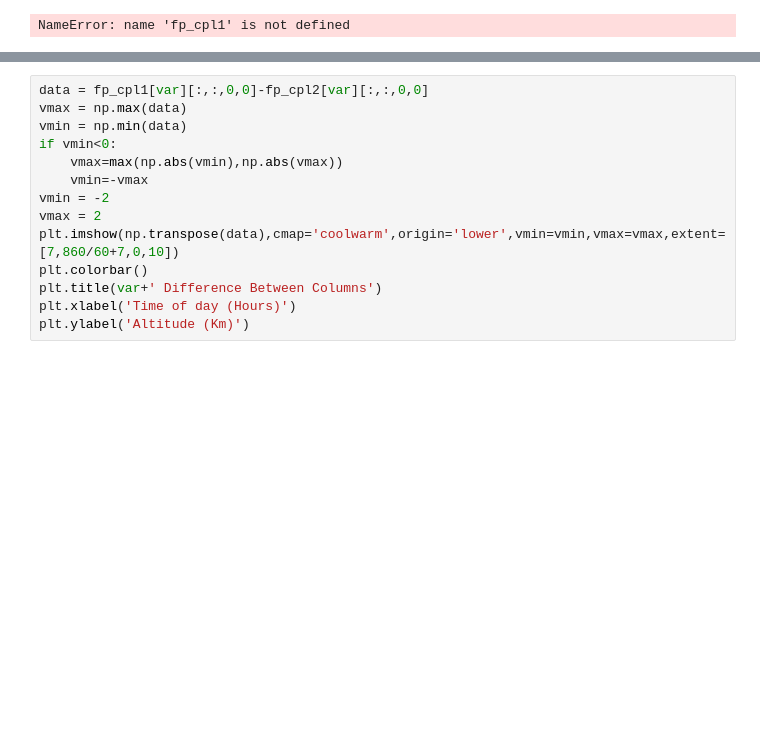
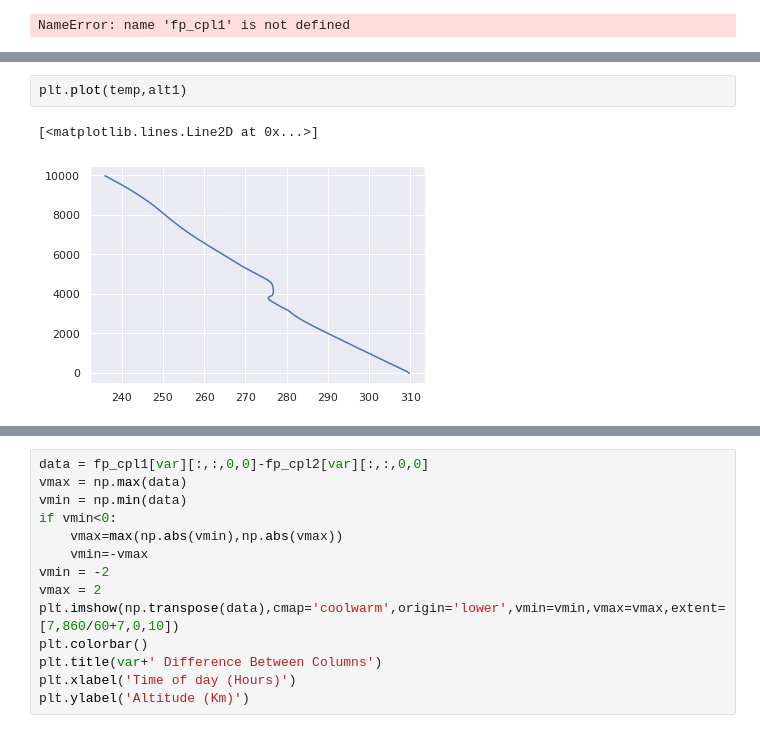
Before and after one commit to tswater/clubb_scripts, a Jupyter notebook: Untitled.ipynb, the cells around one changed output, grey strips where cells are left out. Cells and saved outputs as stored; diff of their text form; blank space fills up the shorter version.

```diff
--- a/Untitled.ipynb
+++ b/Untitled.ipynb
@@ -678,0 +718,5 @@ NameError: name 'fp_cpl1' is not defined
+# %%
+plt.plot(temp,alt1)
+# %% [output]
+[<matplotlib.lines.Line2D at 0x...>]
+[figure, added]
```
Also changed, not shown: parts of 7 cells of this notebook, 2 other files.
